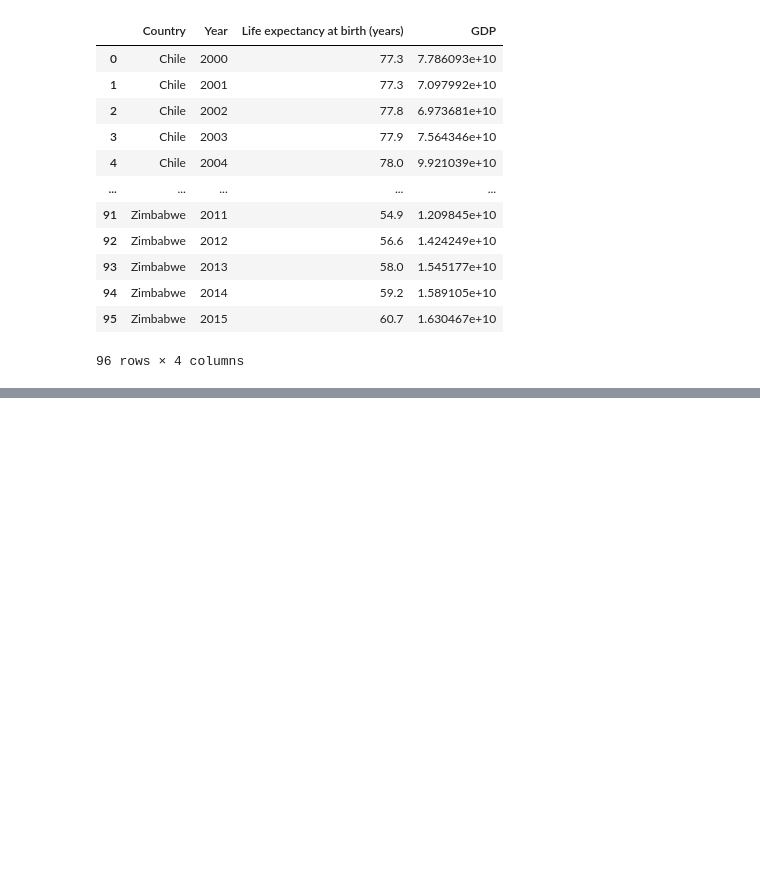
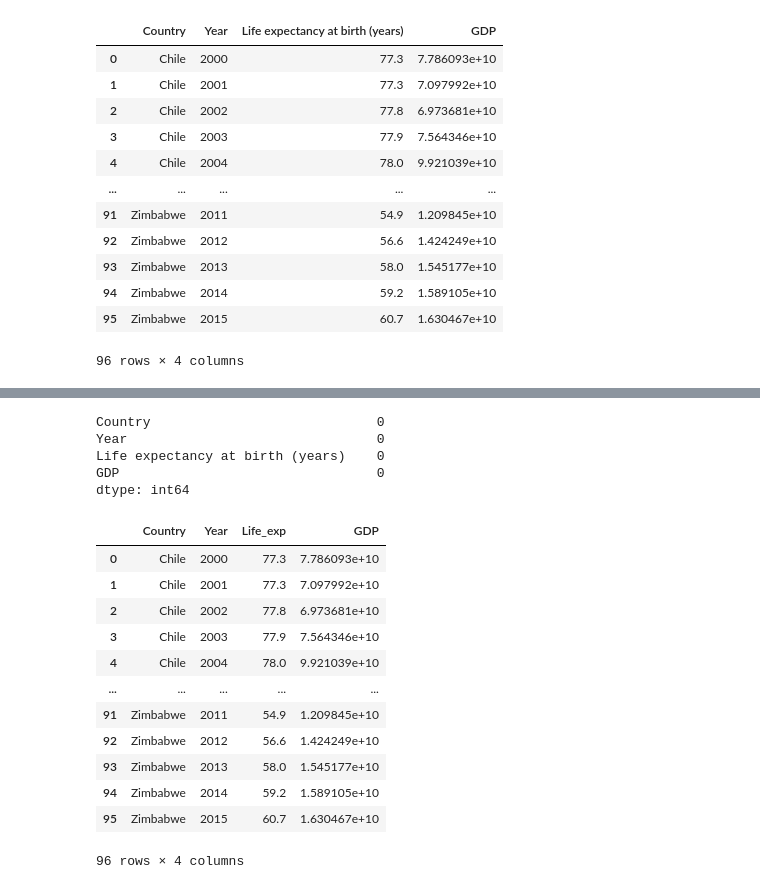
Before and after one commit to bioBaddie/data_science_projects, a Jupyter notebook: codecademy_projects/portfolio_proj_lifeexp_gdp.ipynb, the cells around one changed output, grey strips where cells are left out. Drawn from its saved outputs; the diff is of its cells as text; code cells hidden in the pictures; blank space fills up the shorter version.

```diff
--- a/codecademy_projects/portfolio_proj_lifeexp_gdp.ipynb
+++ b/codecademy_projects/portfolio_proj_lifeexp_gdp.ipynb
@@ -32,0 +42,28 @@ df
+# %%
+# check to see if there are any missing values in the data
+nan_counts = df.isna().sum()
+print(nan_counts)
+# %% [output]
+Country                             0
+Year                                0
+Life expectancy at birth (years)    0
+GDP                                 0
+dtype: int64
+# %%
+# clean up life exp col name to make it easier to work with
+df = df.rename(columns={'Life expectancy at birth (years)': 'Life_exp'})
+df
+# %% [output]
+|  | Country | Year | Life_exp | GDP |
+| 0 | Chile | 2000 | 77.3 | 7.786093e+10 |
+| 1 | Chile | 2001 | 77.3 | 7.097992e+10 |
+| 2 | Chile | 2002 | 77.8 | 6.973681e+10 |
+| 3 | Chile | 2003 | 77.9 | 7.564346e+10 |
+| 4 | Chile | 2004 | 78.0 | 9.921039e+10 |
+| ... | ... | ... | ... | ... |
+| 91 | Zimbabwe | 2011 | 54.9 | 1.209845e+10 |
+| 92 | Zimbabwe | 2012 | 56.6 | 1.424249e+10 |
+| 93 | Zimbabwe | 2013 | 58.0 | 1.545177e+10 |
+| 94 | Zimbabwe | 2014 | 59.2 | 1.589105e+10 |
+| 95 | Zimbabwe | 2015 | 60.7 | 1.630467e+10 |
+96 rows × 4 columns
```
Also changed, not shown: parts of 6 cells of this notebook.
